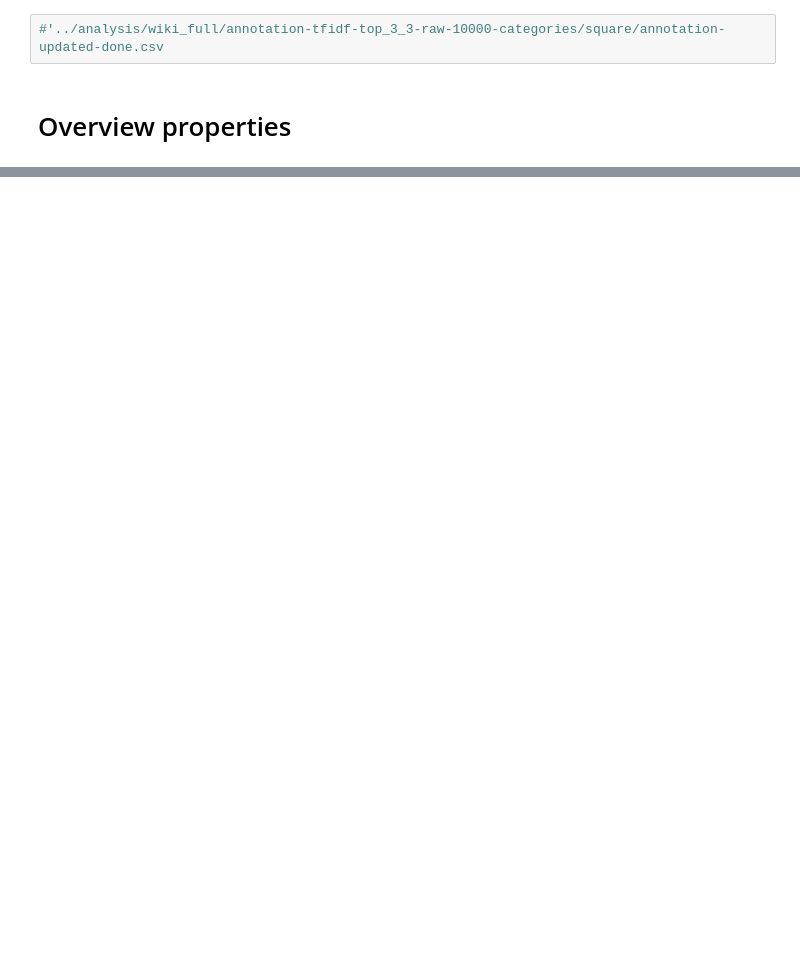
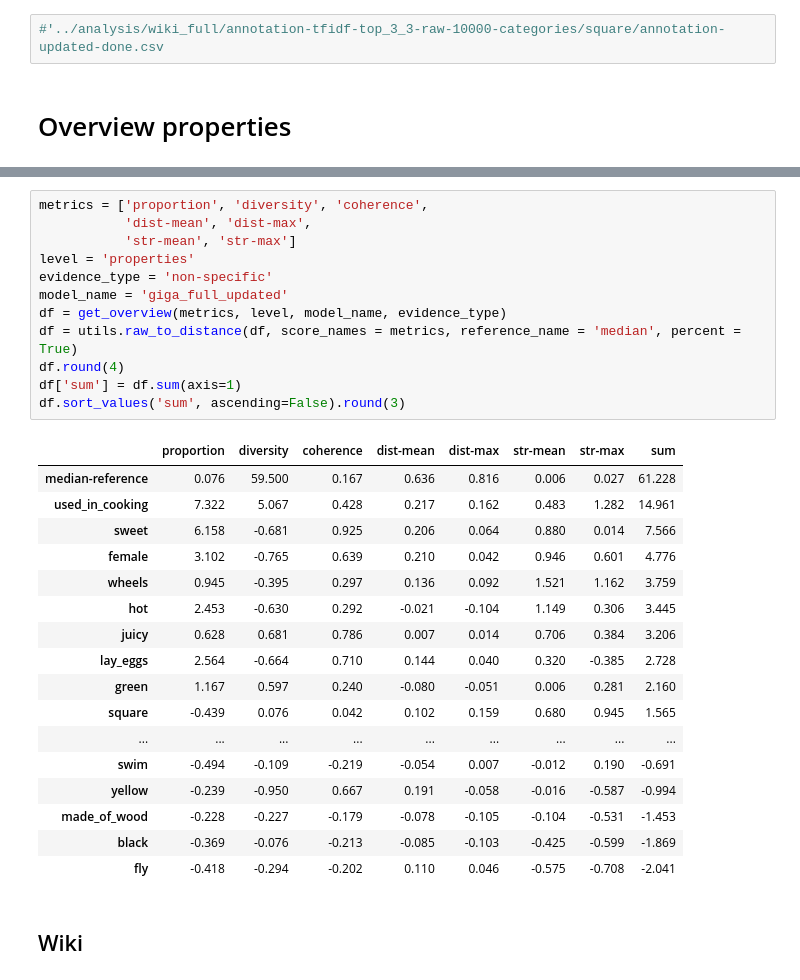
Before and after one commit to PiaSommerauer/corpus_diagnostics, a Jupyter notebook: scripts/Evidence_analysis.ipynb, the cells around one changed output, grey strips where cells are left out. Cells and saved outputs as stored; diff of their text form; blank space fills up the shorter version.

```diff
--- a/scripts/Evidence_analysis.ipynb
+++ b/scripts/Evidence_analysis.ipynb
@@ -55,0 +71,32 @@ df.round(2)
+# %%
+metrics = ['proportion', 'diversity', 'coherence',
+           'dist-mean', 'dist-max',
+           'str-mean', 'str-max']
+level = 'properties'
+evidence_type = 'non-specific'
+model_name = 'giga_full_updated'
+df = get_overview(metrics, level, model_name, evidence_type)
+df = utils.raw_to_distance(df, score_names = metrics, reference_name = 'median', percent = True)
+df.round(4)
+df['sum'] = df.sum(axis=1)
+df.sort_values('sum', ascending=False).round(3)
+# %% [output]
+|  | proportion | diversity | coherence | dist-mean | dist-max | str-mean | str-max | sum |
+| median-reference | 0.076 | 59.500 | 0.167 | 0.636 | 0.816 | 0.006 | 0.027 | 61.228 |
+| used_in_cooking | 7.322 | 5.067 | 0.428 | 0.217 | 0.162 | 0.483 | 1.282 | 14.961 |
+| sweet | 6.158 | -0.681 | 0.925 | 0.206 | 0.064 | 0.880 | 0.014 | 7.566 |
+| female | 3.102 | -0.765 | 0.639 | 0.210 | 0.042 | 0.946 | 0.601 | 4.776 |
+| wheels | 0.945 | -0.395 | 0.297 | 0.136 | 0.092 | 1.521 | 1.162 | 3.759 |
+| hot | 2.453 | -0.630 | 0.292 | -0.021 | -0.104 | 1.149 | 0.306 | 3.445 |
+| juicy | 0.628 | 0.681 | 0.786 | 0.007 | 0.014 | 0.706 | 0.384 | 3.206 |
+| lay_eggs | 2.564 | -0.664 | 0.710 | 0.144 | 0.040 | 0.320 | -0.385 | 2.728 |
+| green | 1.167 | 0.597 | 0.240 | -0.080 | -0.051 | 0.006 | 0.281 | 2.160 |
+| square | -0.439 | 0.076 | 0.042 | 0.102 | 0.159 | 0.680 | 0.945 | 1.565 |
+| ... | ... | ... | ... | ... | ... | ... | ... | ... |
+| swim | -0.494 | -0.109 | -0.219 | -0.054 | 0.007 | -0.012 | 0.190 | -0.691 |
+| yellow | -0.239 | -0.950 | 0.667 | 0.191 | -0.058 | -0.016 | -0.587 | -0.994 |
+| made_of_wood | -0.228 | -0.227 | -0.179 | -0.078 | -0.105 | -0.104 | -0.531 | -1.453 |
+| black | -0.369 | -0.076 | -0.213 | -0.085 | -0.103 | -0.425 | -0.599 | -1.869 |
+| fly | -0.418 | -0.294 | -0.202 | 0.110 | 0.046 | -0.575 | -0.708 | -2.041 |
+# %% [markdown]
+## Wiki
```
Also changed, not shown: parts of 10 cells of this notebook, 8 other files.
